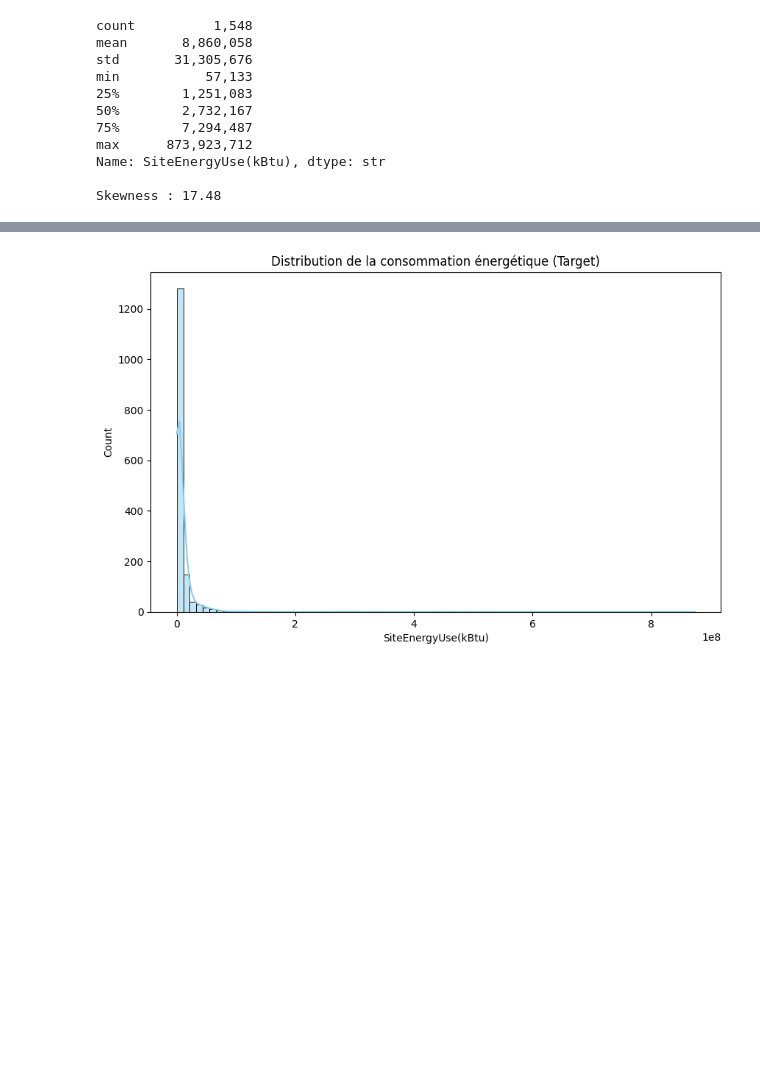
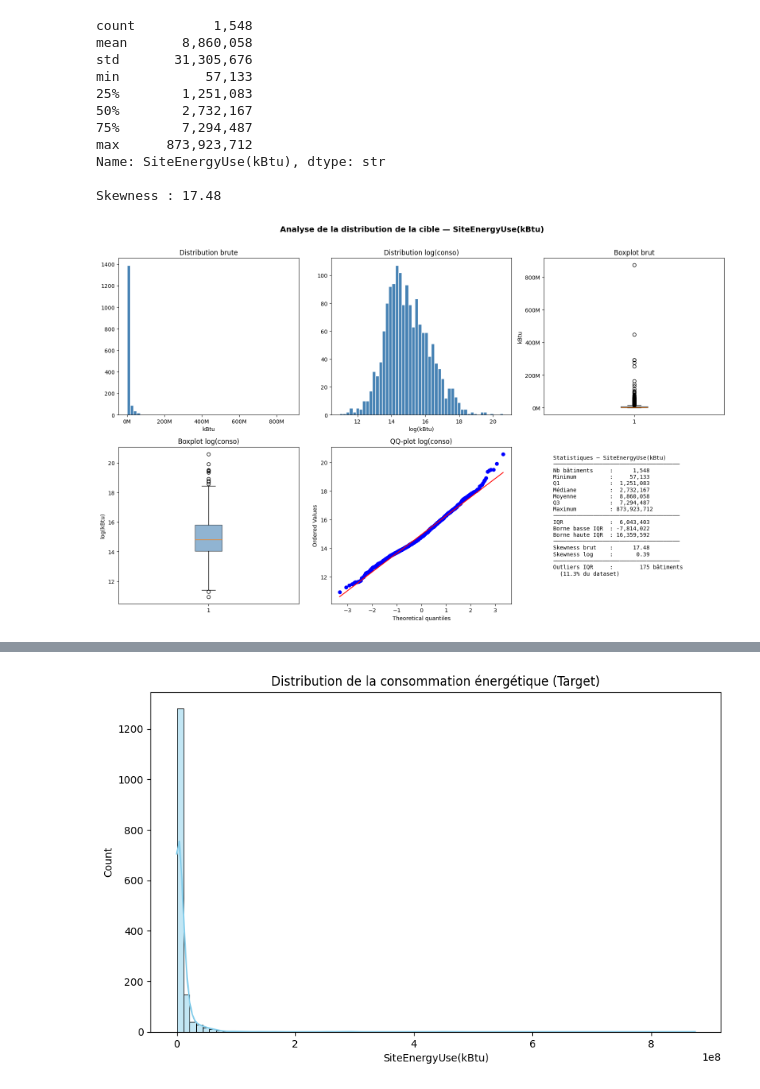
Before and after one commit to AxelFB1992/projet6, a Jupyter notebook: template_modelisation_supervisee.ipynb, the cells around one changed output, grey strips where cells are left out. Saved outputs shown, nothing was run; the diff lists cells and outputs as text; code cells hidden in the pictures; blank space fills up the shorter version.

```diff
--- a/template_modelisation_supervisee.ipynb
+++ b/template_modelisation_supervisee.ipynb
@@ -1840,3 +1856,83 @@ max      873,923,712
 Name: SiteEnergyUse(kBtu), dtype: str
 
 Skewness : 17.48
+# %%
+fig, axes = plt.subplots(2, 3, figsize=(16, 10))
+
+target = filtered_21_building_consumption['SiteEnergyUse(kBtu)']
+log_target = np.log1p(target)
+
+# ── Graphique 1 : Distribution brute ──────────────────────────
+axes[0, 0].hist(target, bins=50, color='steelblue', edgecolor='white')
+axes[0, 0].set_title('Distribution brute')
+axes[0, 0].set_xlabel('kBtu')
+axes[0, 0].xaxis.set_major_formatter(
+    plt.FuncFormatter(lambda x, _: f'{x/1e6:.0f}M'))
+
+# ── Graphique 2 : Distribution log ────────────────────────────
+axes[0, 1].hist(log_target, bins=50, color='steelblue', edgecolor='white')
+axes[0, 1].set_title('Distribution log(conso)')
+axes[0, 1].set_xlabel('log(kBtu)')
+
+# ── Graphique 3 : Boxplot brut ────────────────────────────────
+axes[0, 2].boxplot(target, vert=True, patch_artist=True,
+                   boxprops=dict(facecolor='steelblue', alpha=0.6))
+axes[0, 2].set_title('Boxplot brut')
+axes[0, 2].set_ylabel('kBtu')
+axes[0, 2].yaxis.set_major_formatter(
+    plt.FuncFormatter(lambda x, _: f'{x/1e6:.0f}M'))
+
+# ── Graphique 4 : Boxplot log ─────────────────────────────────
+axes[1, 0].boxplot(log_target, vert=True, patch_artist=True,
+                   boxprops=dict(facecolor='steelblue', alpha=0.6))
+axes[1, 0].set_title('Boxplot log(conso)')
+axes[1, 0].set_ylabel('log(kBtu)')
+
+# ── Graphique 5 : QQ-plot log ─────────────────────────────────
+from scipy import stats
+stats.probplot(log_target, dist='norm', plot=axes[1, 1])
+axes[1, 1].set_title('QQ-plot log(conso)')
+
+# ── Graphique 6 : Statistiques textuelles ─────────────────────
+axes[1, 2].axis('off')
+
+Q1  = target.quantile(0.25)
+Q3  = target.quantile(0.75)
+IQR = Q3 - Q1
+borne_basse = Q1 - 1.5 * IQR
+borne_haute = Q3 + 1.5 * IQR
+n_outliers  = ((target < borne_basse) | (target > borne_haute)).sum()
+
+texte = (
+    f"Statistiques — SiteEnergyUse(kBtu)\n"
+    f"{'─'*38}\n"
+    f"Nb bâtiments     : {len(target):>10,}\n"
+    f"Minimum          : {target.min():>10,.0f}\n"
+    f"Q1               : {Q1:>10,.0f}\n"
+    f"Médiane          : {target.median():>10,.0f}\n"
+    f"Moyenne          : {target.mean():>10,.0f}\n"
+    f"Q3               : {Q3:>10,.0f}\n"
+    f"Maximum          : {target.max():>10,.0f}\n"
+    f"{'─'*38}\n"
+    f"IQR              : {IQR:>10,.0f}\n"
+    f"Borne basse IQR  : {borne_basse:>10,.0f}\n"
+    f"Borne haute IQR  : {borne_haute:>10,.0f}\n"
+    f"{'─'*38}\n"
+    f"Skewness brut    : {target.skew():>10.2f}\n"
+    f"Skewness log     : {log_target.skew():>10.2f}\n"
+    f"{'─'*38}\n"
+    f"Outliers IQR     : {n_outliers:>10} bâtiments\n"
+    f"  ({n_outliers/len(target)*100:.1f}% du dataset)"
+)
+axes[1, 2].text(0.05, 0.95, texte, transform=axes[1, 2].transAxes,
+                fontsize=10, verticalalignment='top',
+                fontfamily='monospace')
+
+plt.suptitle('Analyse de la distribution de la cible — SiteEnergyUse(kBtu)',
+             fontsize=14, fontweight='bold', y=1.01)
+plt.tight_layout()
+plt.show()
+
+print(texte)
+# %% [output]
+[figure, added]
```
Also changed, not shown: parts of 22 cells of this notebook.
